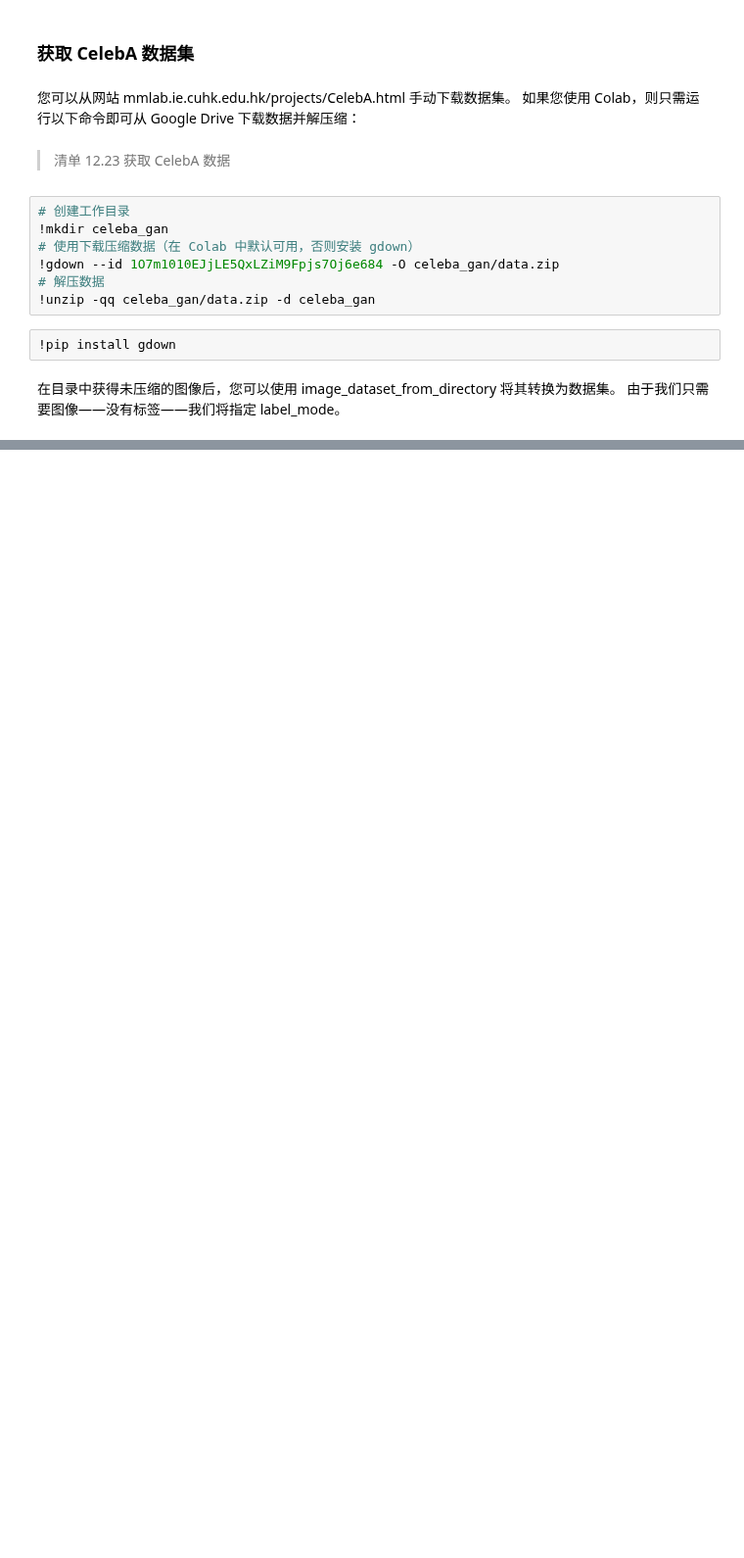
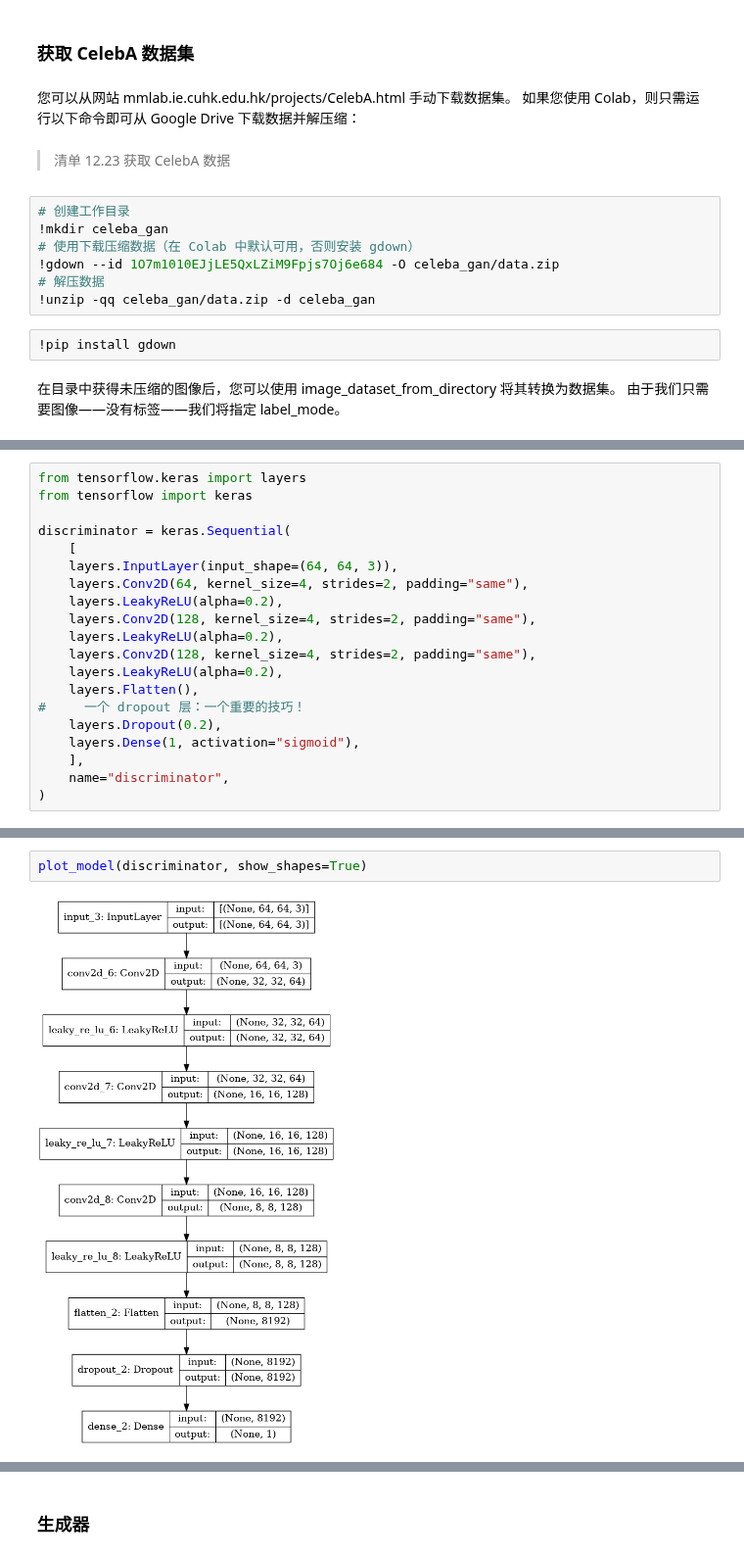
Before and after one commit to ustchope/dlwpn, a Jupyter notebook: ch12.ipynb, the cells around one changed output, grey strips where cells are left out. Shown at 98% size. Saved outputs shown, nothing was run; the diff lists cells and outputs as text; blank space fills up the shorter version.

```diff
--- a/ch12.ipynb
+++ b/ch12.ipynb
@@ -1285,0 +1319,20 @@ image_dataset_from_directory 将其转换为数据集。 由于我们只需要
+# %%
+from tensorflow.keras import layers
+from tensorflow import keras
+
+discriminator = keras.Sequential(
+    [
+    layers.InputLayer(input_shape=(64, 64, 3)),
+    layers.Conv2D(64, kernel_size=4, strides=2, padding="same"),
+    layers.LeakyReLU(alpha=0.2),
+    layers.Conv2D(128, kernel_size=4, strides=2, padding="same"),
+    layers.LeakyReLU(alpha=0.2),
+    layers.Conv2D(128, kernel_size=4, strides=2, padding="same"),
+    layers.LeakyReLU(alpha=0.2),
+    layers.Flatten(),
+#     一个 dropout 层：一个重要的技巧！
+    layers.Dropout(0.2),
+    layers.Dense(1, activation="sigmoid"),
+    ],
+    name="discriminator",
+)
@@ -1285,0 +1367,4 @@ image_dataset_from_directory 将其转换为数据集。 由于我们只需要
+# %%
+plot_model(discriminator, show_shapes=True)
+# %% [output]
+[figure, added]
@@ -1285,0 +1372,2 @@ image_dataset_from_directory 将其转换为数据集。 由于我们只需要
+# %% [markdown]
+### 生成器
```
Also changed, not shown: parts of 41 cells of this notebook.
